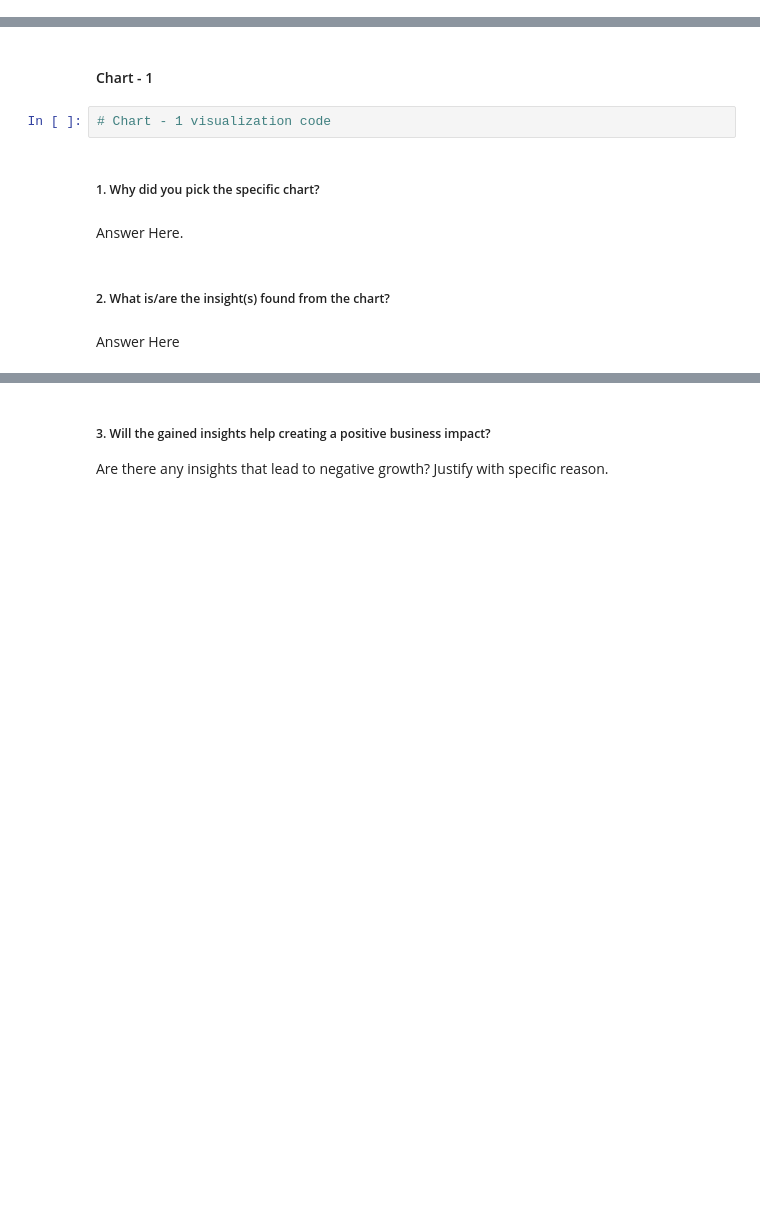
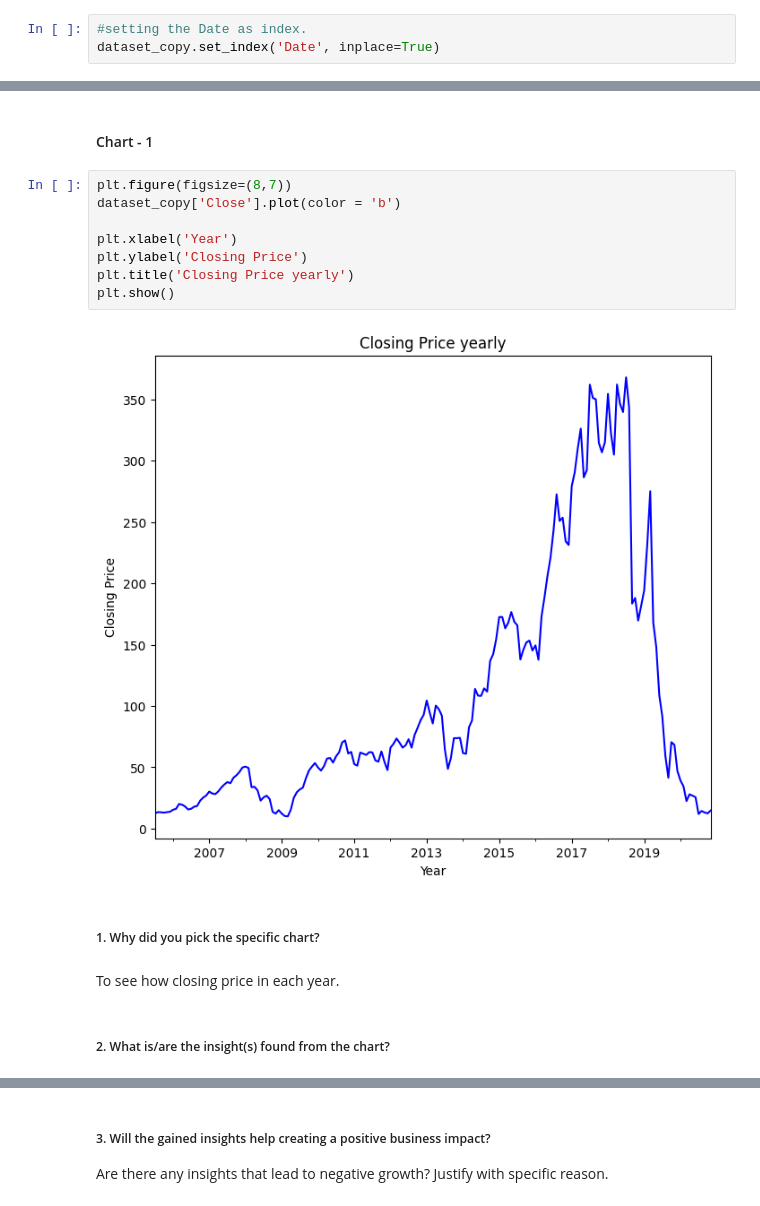
Before and after one commit to subhashsomarouthu/Yes_Bank_Stock_Closing_Price_Prediction, a Jupyter notebook: Yes_Bank_Stock_Closing_Price_prediction.ipynb, the cells around one changed output, grey strips where cells are left out. Cells and saved outputs as stored; diff of their text form; blank space fills up the shorter version.

```diff
--- a/Yes_Bank_Stock_Closing_Price_prediction.ipynb
+++ b/Yes_Bank_Stock_Closing_Price_prediction.ipynb
@@ -129,0 +385,3 @@ Answer Here
+# %%
+#setting the Date as index.
+dataset_copy.set_index('Date', inplace=True)
@@ -135,13 +413,19 @@ Answer Here.
 ## ***4. Data Vizualization, Storytelling & Experimenting with charts : Understand the relationships between variables***
 # %% [markdown]
 #### Chart - 1
-# %%
-# Chart - 1 visualization code
+# %%
+plt.figure(figsize=(8,7))
+dataset_copy['Close'].plot(color = 'b')
+
+plt.xlabel('Year')
+plt.ylabel('Closing Price')
+plt.title('Closing Price yearly')
+plt.show()
+# %% [output]
+[figure, added]
 # %% [markdown]
 ##### 1. Why did you pick the specific chart?
-# %% [markdown]
-Answer Here.
+# %% [markdown]
+To see how closing price in each year.
 # %% [markdown]
 ##### 2. What is/are the insight(s) found from the chart?
-# %% [markdown]
-Answer Here
```
Also changed, not shown: parts of 213 cells of this notebook.
